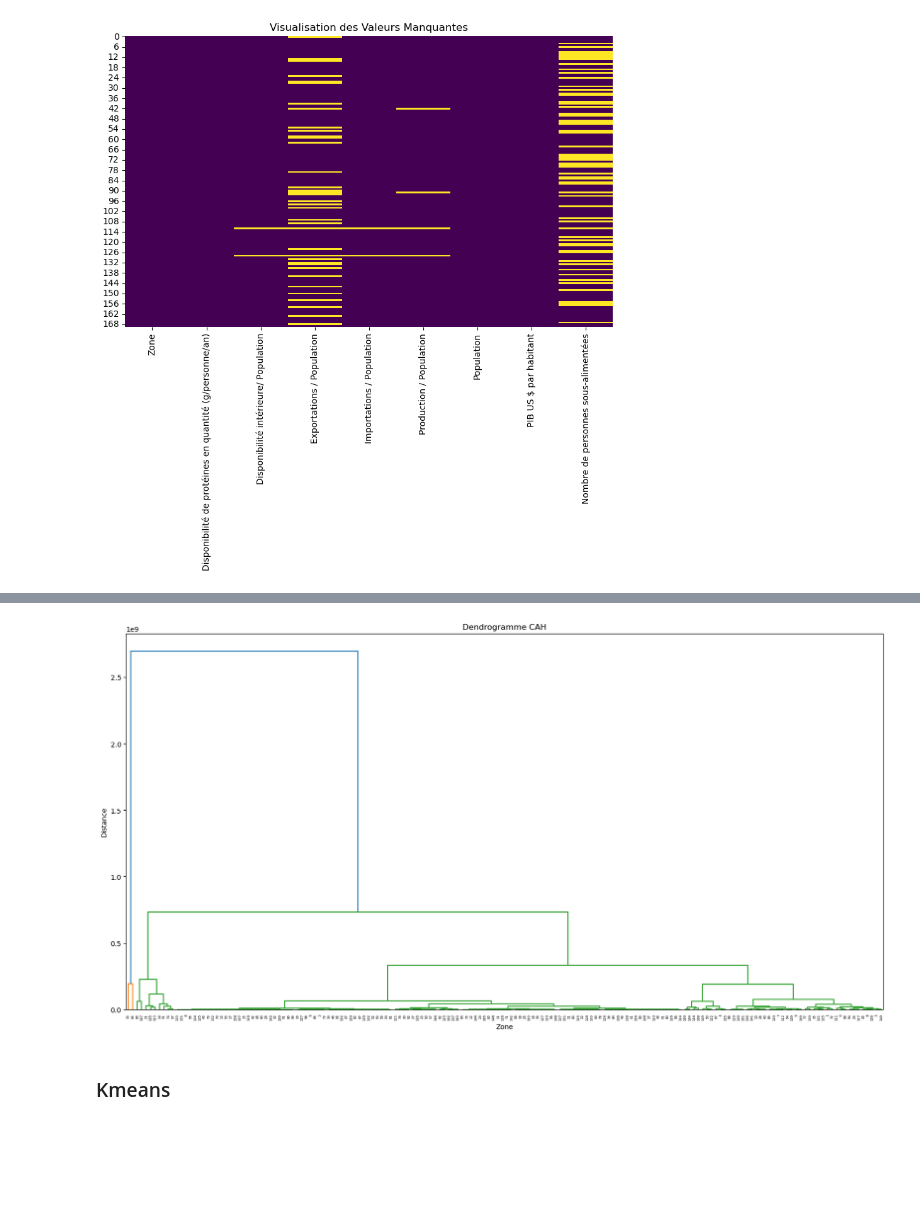
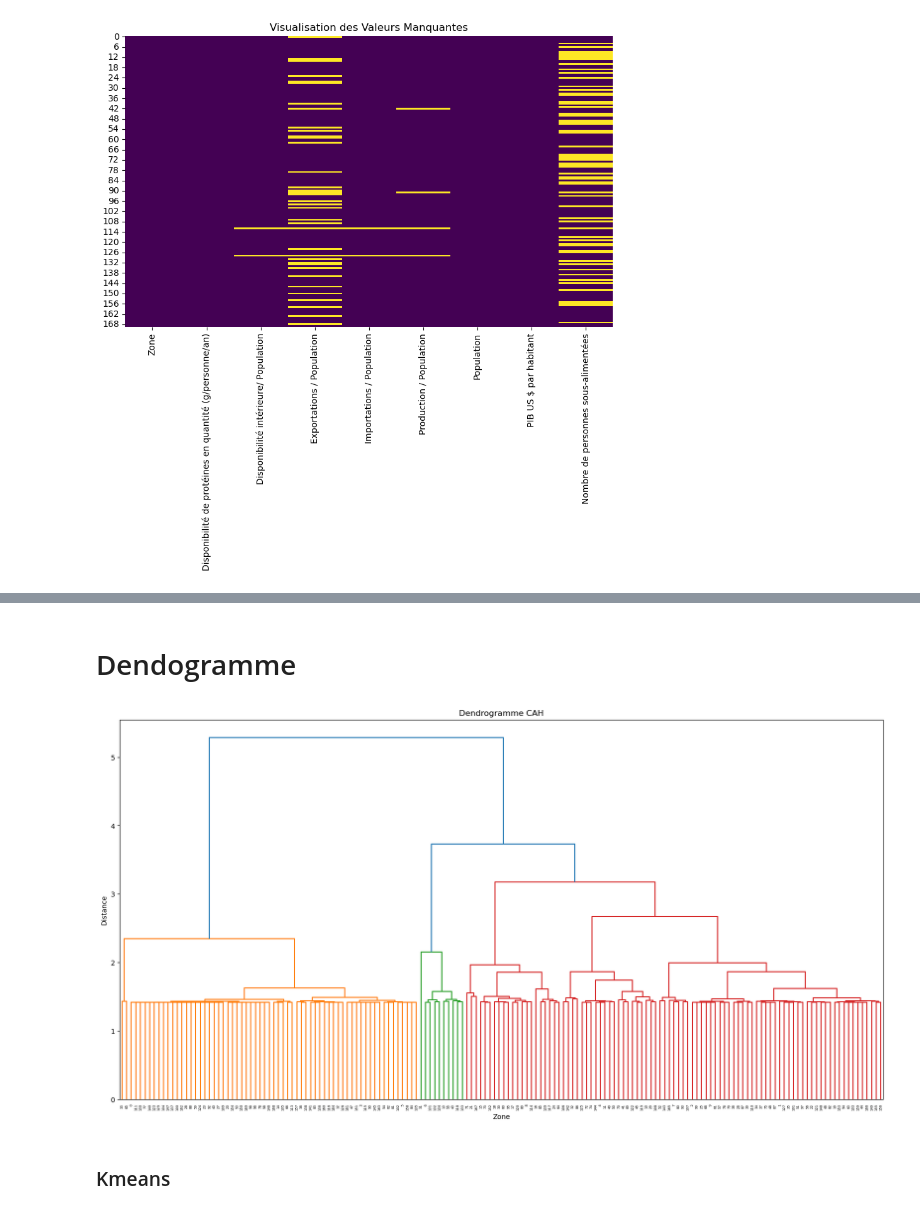
Before and after one commit to AntoineJBQ/Projet-9---Produisez-une--etude-de-marche--avec-Python, a Jupyter notebook: NOTEBOOK/Projet9.ipynb, the cells around one changed output, grey strips where cells are left out. Drawn from its saved outputs; the diff is of its cells as text; code cells hidden in the pictures; blank space fills up the shorter version.

```diff
--- a/NOTEBOOK/Projet9.ipynb
+++ b/NOTEBOOK/Projet9.ipynb
@@ -489,0 +374,7 @@ data.describe()
+# %%
+# drop la colonne
+data.drop(columns=['Nombre de personnes sous-alimentées'], inplace=True)
+# %%
+# rempalce par 0
+data['Exportations / Population'].fillna(0, inplace=True)
+data['Importations / Population'].fillna(0, inplace=True)
@@ -490 +385,3 @@ data.describe()
+# %%
+data.dropna(inplace=True)
 # %% [markdown]
@@ -504,0 +403,11 @@ data_num.fillna(0, inplace=True)
+# %%
+# Créez un MinMaxScaler
+scaler = MinMaxScaler()
+
+colonnes_a_normaliser = data.select_dtypes(include='number').columns.tolist()
+
+# Normalisez les colonnes
+data[colonnes_a_normaliser] = scaler.fit_transform(data[colonnes_a_normaliser])
+
+# Afficher les premières lignes du DataFrame
+data.head()
@@ -507,18 +532,20 @@ data_num.fillna(0, inplace=True)
+# %% [markdown]
+# Dendogramme
 # %%
-# # Drop the 'Produit' column if it's non-numeric
-# data_cah_pivot = pivot_data_filtree.drop('Produit', axis=1).set_index(['Zone']).fillna(0)
+# Encode categorical data using one-hot encoding
+data_encoded = pd.get_dummies(data)
 
-# Calcul de la matrice de liaison
-Z_pivot = linkage(data_num, method='ward')
+# Calculate the linkage matrix
+Z_pivot = linkage(data_encoded, method='ward')
 
-# Affichage du dendrogramme
+# Display the dendrogram
 plt.figure(figsize=(20, 10))
-dendrogram(Z_pivot, labels=data_num.index)
+dendrogram(Z_pivot, labels=data.index)
 plt.title('Dendrogramme CAH')
 plt.xlabel('Zone')
 plt.ylabel('Distance')
 plt.show()
 # %% [output]
-[figure, old version]
+[figure, new version]
 # %% [markdown]
 ### Kmeans
```
Also changed, not shown: parts of 45 cells of this notebook.
